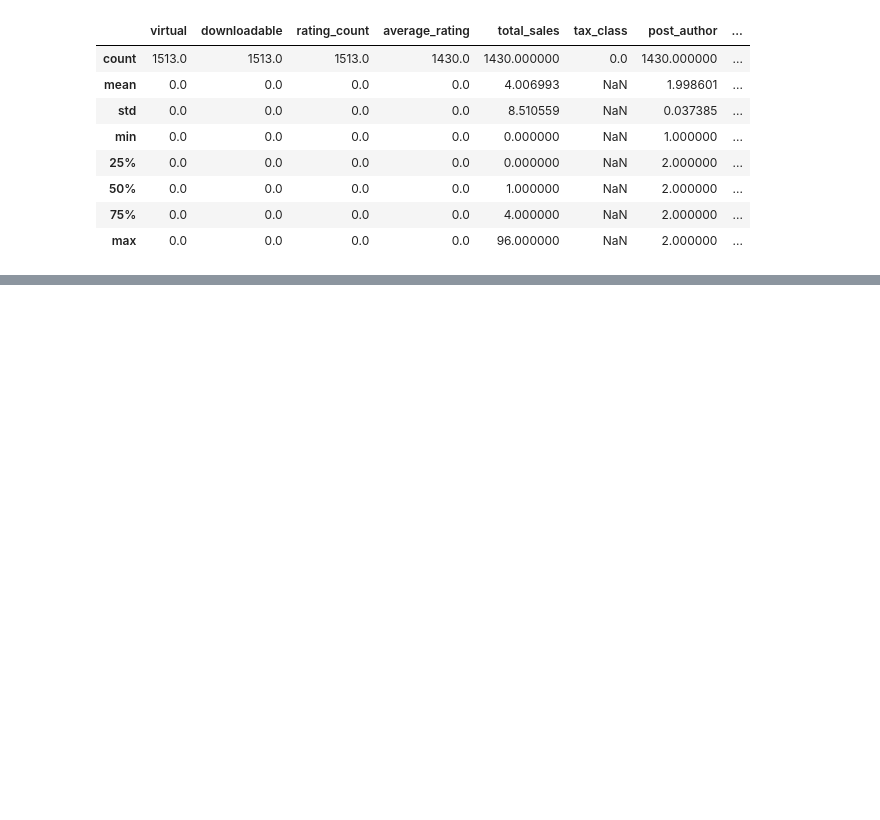
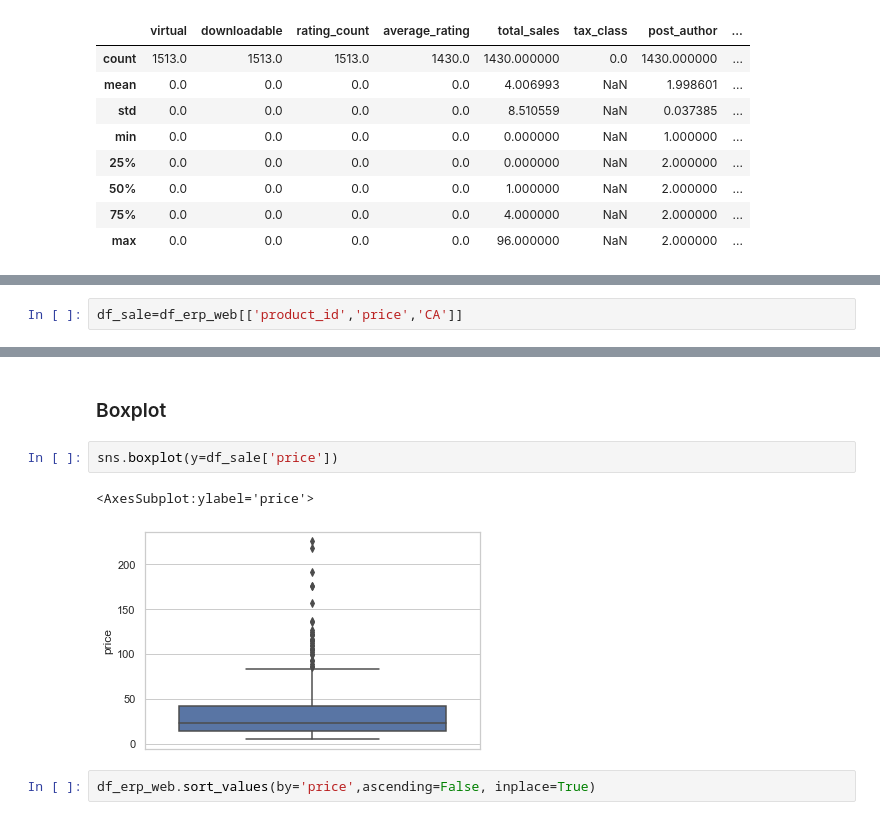
Before and after one commit to Antoine-LR/Python, a Jupyter notebook: P5_LE RUDULIER Antoine.ipynb, the cells around one changed output, grey strips where cells are left out. Saved outputs shown, nothing was run; the diff lists cells and outputs as text; blank space fills up the shorter version.

```diff
--- a/P5_LE RUDULIER Antoine.ipynb
+++ b/P5_LE RUDULIER Antoine.ipynb
@@ -123,0 +524,2 @@ pour réaliser cette étude, nous prendrons les fichiers :
+# %%
+df_sale=df_erp_web[['product_id','price','CA']]
@@ -123,0 +533,9 @@ pour réaliser cette étude, nous prendrons les fichiers :
+# %% [markdown]
+### Boxplot
+# %%
+sns.boxplot(y=df_sale['price'])
+# %% [output]
+<AxesSubplot:ylabel='price'>
+[figure, added]
+# %%
+df_erp_web.sort_values(by='price',ascending=False, inplace=True)
```
Also changed, not shown: parts of 77 cells of this notebook.
